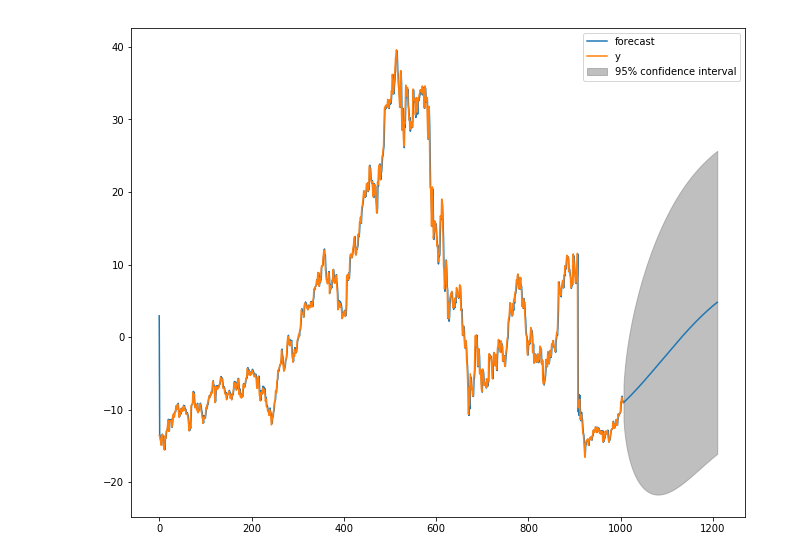
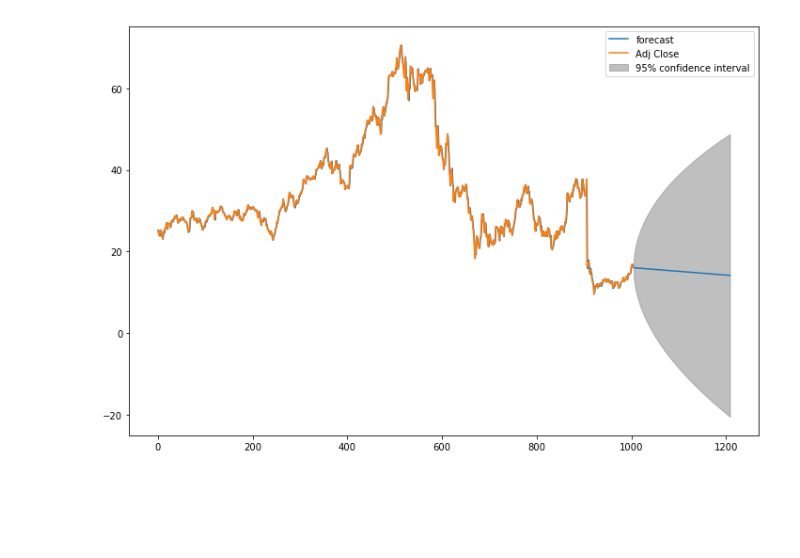
Before and after one commit to cdgn-coding/bcba-algo-trading, a Jupyter notebook: 3_Time_Series.ipynb, the cells around one changed output. Saved outputs shown, nothing was run; the diff lists cells and outputs as text; code cells hidden in the pictures; blank space fills up the shorter version.

Commit message:
auto_arima

```diff
--- a/3_Time_Series.ipynb
+++ b/3_Time_Series.ipynb
@@ -307,6 +158,0 @@ ggal_train.plot(kind = "line", y = ['log_value', 'back_model_log_est', 'Adj Clos
-# %%
-ggal_test['model_log_est'] = model_log_est.predict(ggal_test[["timeIndex", \
-                                              "Aug", "Dec", "Feb", "Jan",\
-                                               "Jul", "Jun", "Mar", "May",\
-                                                "Nov", "Oct", "Sep"]])
-ggal_test['back_model_log_est'] = np.exp(ggal_test['model_log_est'])
@@ -334,7 +158,0 @@ decompose = seasonal_decompose(ggal_5y['Adj Close'], period=12)
-# %%
-from pylab import rcParams
-rcParams['figure.figsize'] = 11, 9
-
-decomposition = seasonal_decompose(ggal_5y['Adj Close'], period=3)
-fig = decomposition.plot()
-plt.show()
@@ -382,0 +183,4 @@ Valor crítico 10%: -2.57
+# %%
+rcParams['figure.figsize'] = 12, 8
+modelo.plot_diagnostics()
+plt.show()
@@ -398,0 +243,7 @@ dtype: float64
+# %%
+# uso los hiperparámetros de auto arima -> Best model:  ARIMA(1,1,1)(0,0,0)[0]
+
+modelo_ARIMA = ARIMA(ggal_train['Adj Close'], order=(1,1,1))
+
+resultados_ARIMA = modelo_ARIMA.fit()
+resultados_ARIMA.fittedvalues.head()
@@ -425,4 +278,6 @@ results_ARIMA.fittedvalues.plot();
 # %%
-results_ARIMA.plot_predict(end=len(ggal_5y['Adj Close']));
+prediccion = resultados_ARIMA.predict(end=len(ggal_test))
+resultados_ARIMA.plot_predict(end=len(ggal_5y['Adj Close']))
+plt.show()
 # %% [output]
-[figure, old version]
+[figure, new version]
```
Also changed, not shown: parts of 76 cells of this notebook.
